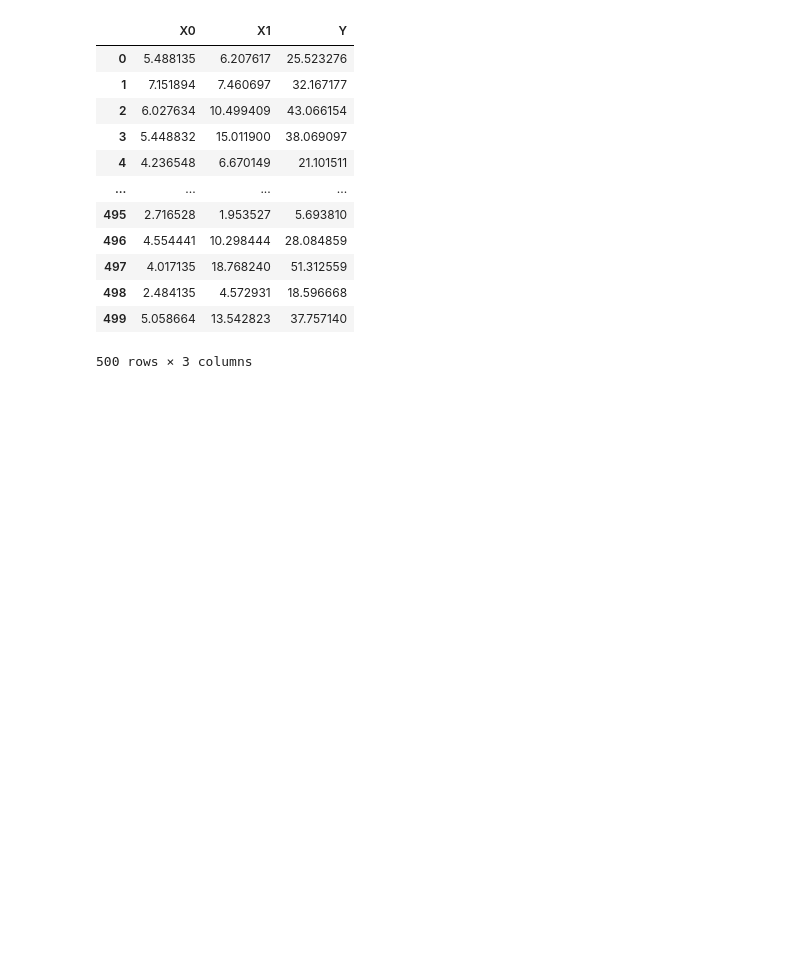
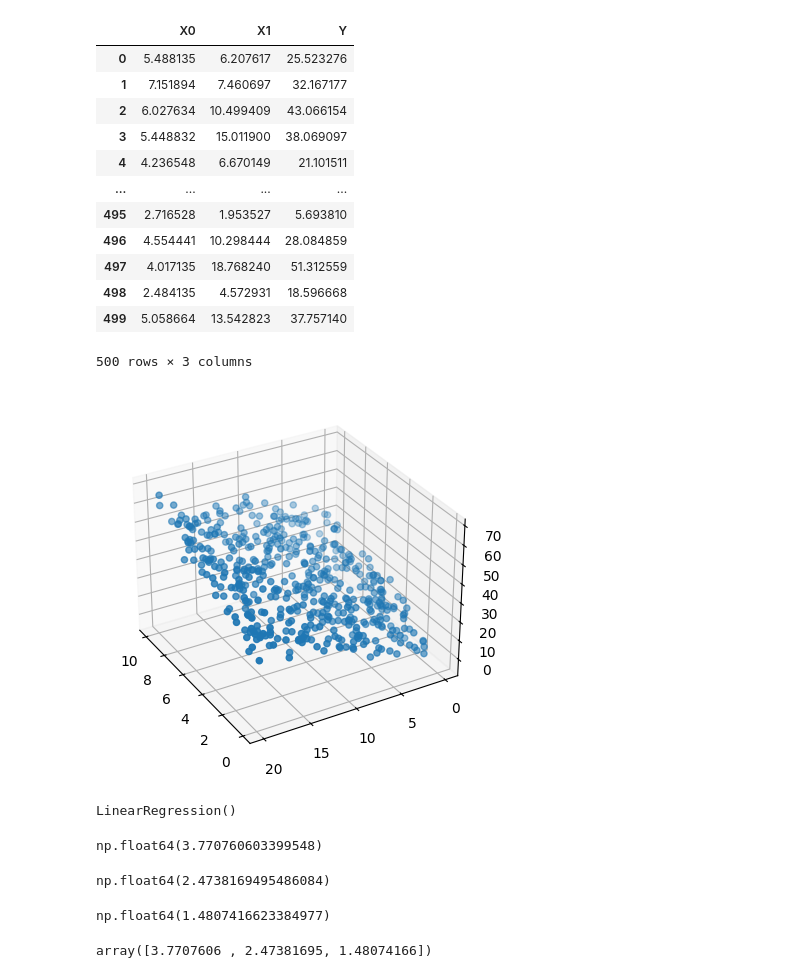
Before and after one commit to asegura4488/EDCO_IntroCienciaDatos, a Jupyter notebook: Semana4/RegresionLinealConceptos.ipynb, the cells around one changed output. Cells and saved outputs as stored; diff of their text form; code cells hidden in the pictures; blank space fills up the shorter version.

```diff
--- a/Semana4/RegresionLinealConceptos.ipynb
+++ b/Semana4/RegresionLinealConceptos.ipynb
@@ -39,3 +38,13 @@ data
 | 498 | 2.484135 | 4.572931 | 18.596668 |
 | 499 | 5.058664 | 13.542823 | 37.757140 |
 500 rows × 3 columns
+# %%
+X = np.array(data[['X0','X1']])
+Y = np.array(data['Y'])
+# %%
+fig = plt.figure()
+ax = fig.add_subplot(projection='3d', elev=30, azim=150)
+ax.scatter(X[:,0], X[:,1], Y)
+plt.show()
+# %% [output]
+[figure, added]
@@ -41,0 +54,23 @@ data
+# %%
+# Modelo
+Model = LinearRegression()
+Model.fit(XTrain, YTrain)
+# %% [output]
+LinearRegression()
+# %%
+Model.intercept_
+# %% [output]
+np.float64(3.770760603399548)
+# %%
+Model.coef_[0]
+# %% [output]
+np.float64(2.4738169495486084)
+# %%
+Model.coef_[1]
+# %% [output]
+np.float64(1.4807416623384977)
+# %%
+params = np.array([Model.intercept_,Model.coef_[0],Model.coef_[1]])
+params
+# %% [output]
+array([3.7707606 , 2.47381695, 1.48074166])
```
Also changed, not shown: parts of 4 cells of this notebook.
